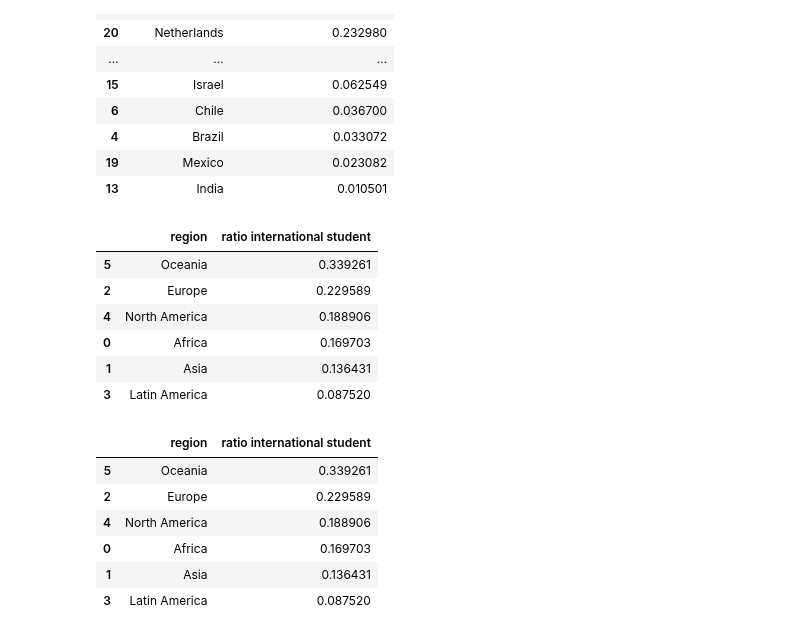
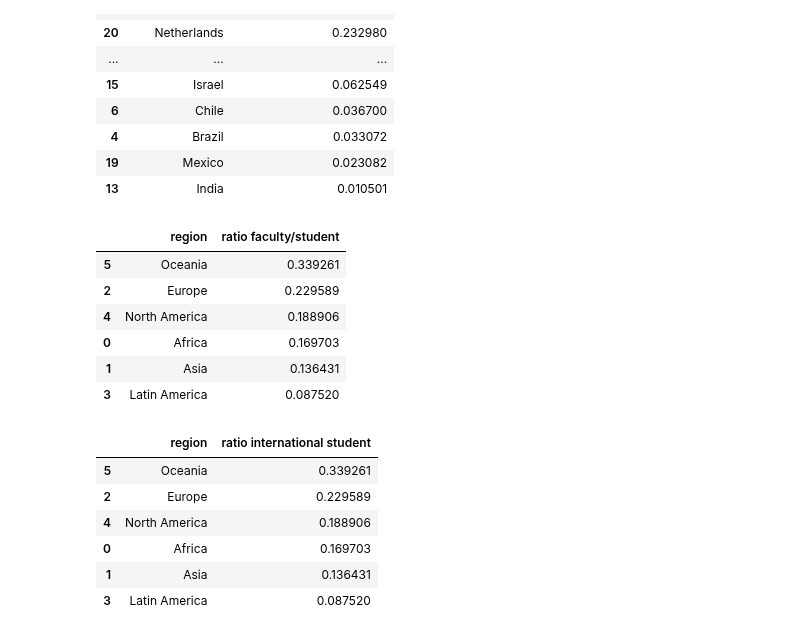
Before and after one commit to matthieuDev/ADA2017, a Jupyter notebook: 02 - Data from the Web/Homework 2.ipynb, the cells around one changed output. Drawn from its saved outputs; the diff is of its cells as text; code cells hidden in the pictures.

```diff
--- a/02 - Data from the Web/Homework 2.ipynb
+++ b/02 - Data from the Web/Homework 2.ipynb
@@ -235,10 +235,10 @@ dataex2cInter
 | 13 | India | 0.010501 |
 # %%
 #2.2 c ratio between faculty members and students
-dataex2dSF = getRatioInterBy(topuniversities,'region')
+dataex2dSF = getRatioSFBy(topuniversities,'region')
 dataex2dSF
 # %% [output]
-|  | region | ratio international student |
+|  | region | ratio faculty/student |
 | 5 | Oceania | 0.339261 |
 | 2 | Europe | 0.229589 |
 | 4 | North America | 0.188906 |
```
Also changed, not shown: parts of 1 cell of this notebook.
